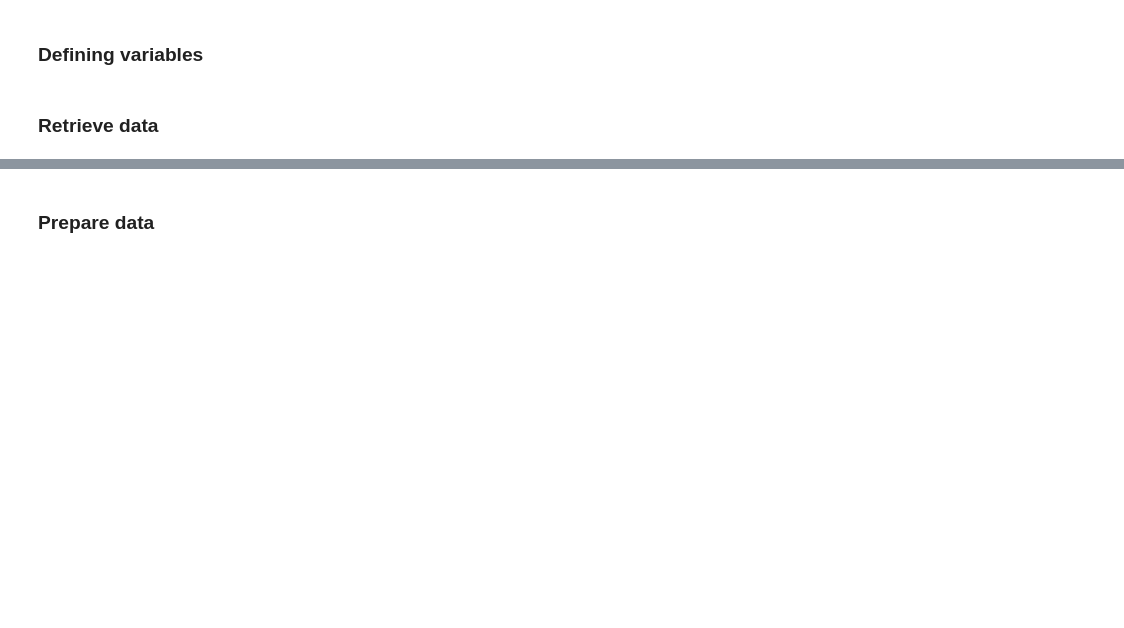
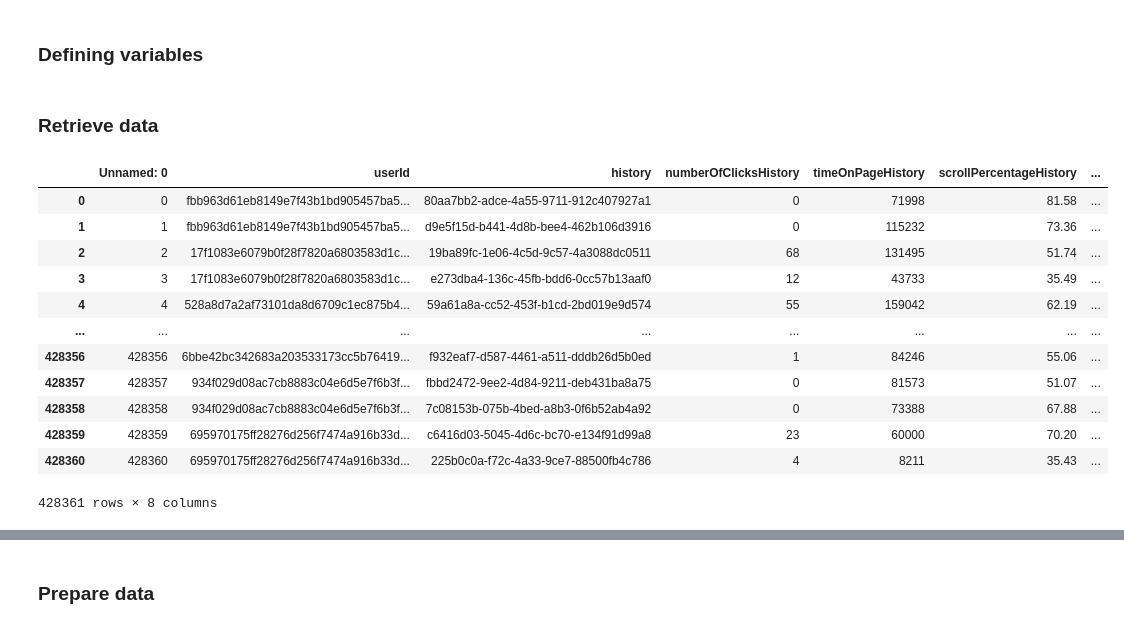
Before and after one commit to raianeli25/tech_challenge_5, a Jupyter notebook: recommendation/training_model.ipynb, the cells around one changed output, grey strips where cells are left out. Cells and saved outputs as stored; diff of their text form; code cells hidden in the pictures; blank space fills up the shorter version.

```diff
--- a/recommendation/training_model.ipynb
+++ b/recommendation/training_model.ipynb
@@ -45,5 +45,20 @@ SEED = 42
 # %%
 import pandas as pd
 # path config
 
 df_ratings = pd.read_csv(config["TREATED_TRAIN_CSV"])
+df_ratings
+# %% [output]
+|  | Unnamed: 0 | userId | history | numberOfClicksHistory | timeOnPageHistory | scrollPercentageHistory | ... |
+| 0 | 0 | fbb963d61eb8149e7f43b1bd905457ba5... | 80aa7bb2-adce-4a55-9711-912c407927a1 | 0 | 71998 | 81.58 | ... |
+| 1 | 1 | fbb963d61eb8149e7f43b1bd905457ba5... | d9e5f15d-b441-4d8b-bee4-462b106d3916 | 0 | 115232 | 73.36 | ... |
+| 2 | 2 | 17f1083e6079b0f28f7820a6803583d1c... | 19ba89fc-1e06-4c5d-9c57-4a3088dc0511 | 68 | 131495 | 51.74 | ... |
+| 3 | 3 | 17f1083e6079b0f28f7820a6803583d1c... | e273dba4-136c-45fb-bdd6-0cc57b13aaf0 | 12 | 43733 | 35.49 | ... |
+| 4 | 4 | 528a8d7a2af73101da8d6709c1ec875b4... | 59a61a8a-cc52-453f-b1cd-2bd019e9d574 | 55 | 159042 | 62.19 | ... |
+| ... | ... | ... | ... | ... | ... | ... | ... |
+| 428356 | 428356 | 6bbe42bc342683a203533173cc5b76419... | f932eaf7-d587-4461-a511-dddb26d5b0ed | 1 | 84246 | 55.06 | ... |
+| 428357 | 428357 | 934f029d08ac7cb8883c04e6d5e7f6b3f... | fbbd2472-9ee2-4d84-9211-deb431ba8a75 | 0 | 81573 | 51.07 | ... |
+| 428358 | 428358 | 934f029d08ac7cb8883c04e6d5e7f6b3f... | 7c08153b-075b-4bed-a8b3-0f6b52ab4a92 | 0 | 73388 | 67.88 | ... |
+| 428359 | 428359 | 695970175ff28276d256f7474a916b33d... | c6416d03-5045-4d6c-bc70-e134f91d99a8 | 23 | 60000 | 70.20 | ... |
+| 428360 | 428360 | 695970175ff28276d256f7474a916b33d... | 225b0c0a-f72c-4a33-9ce7-88500fb4c786 | 4 | 8211 | 35.43 | ... |
+428361 rows × 8 columns
```
Also changed, not shown: parts of 11 cells of this notebook.
